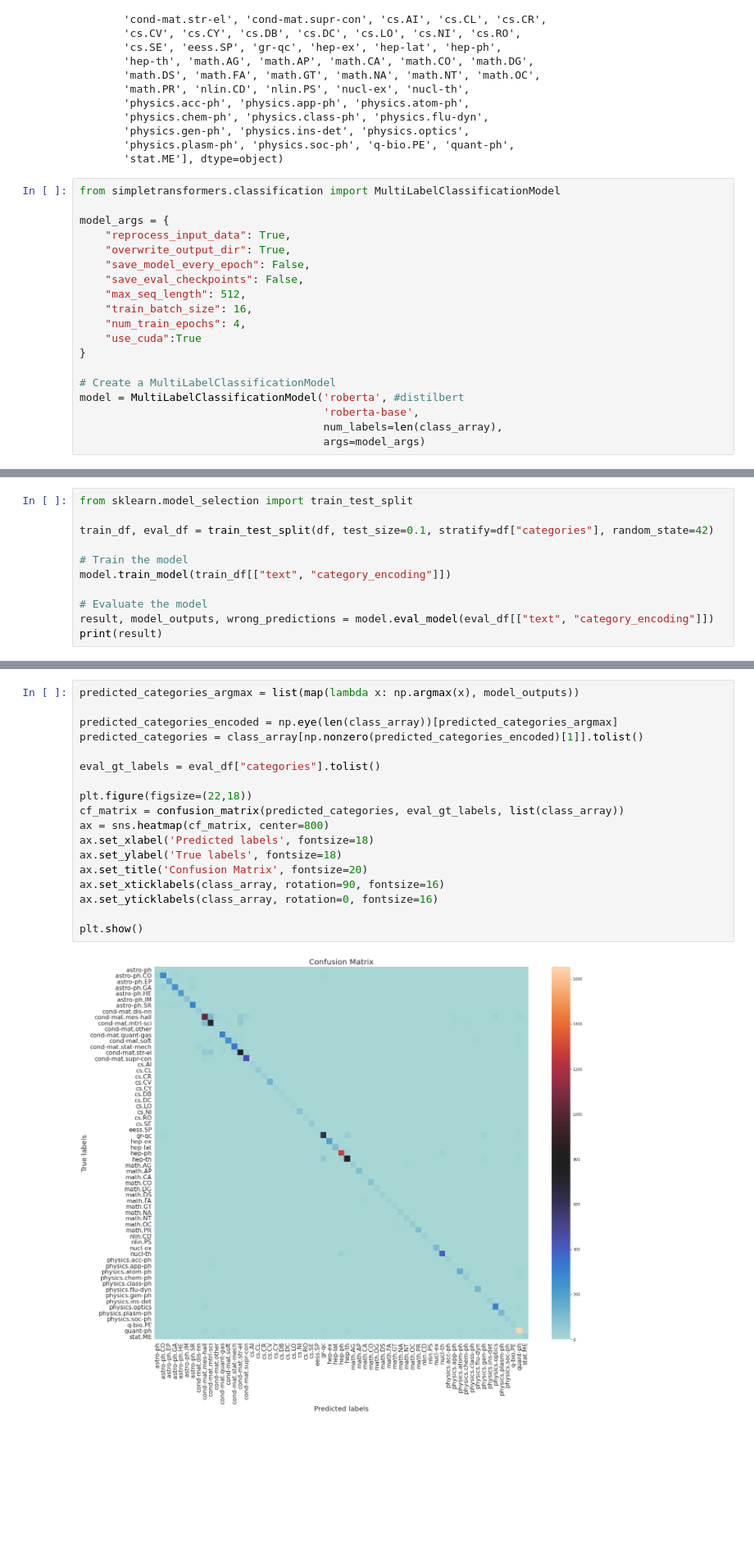
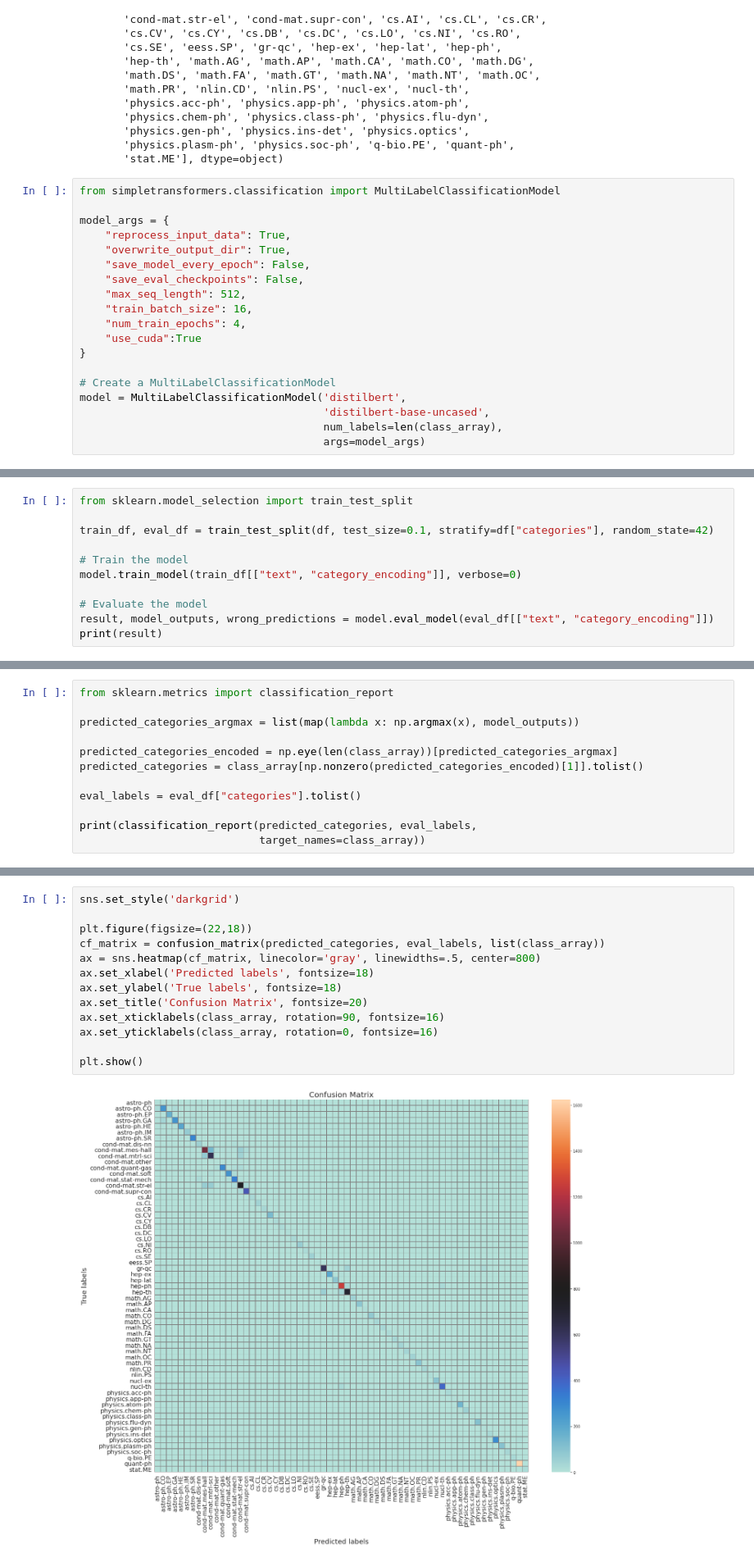
Before and after one commit to nfragakis/arXiv-NLP-Streamlit-App, a Jupyter notebook: TrainClassifier.ipynb, the cells around one changed output, grey strips where cells are left out. Shown at 82% size. Cells and saved outputs as stored; diff of their text form; blank space fills up the shorter version.

Commit message:
updated training script

```diff
--- a/TrainClassifier.ipynb
+++ b/TrainClassifier.ipynb
@@ -56,8 +65,8 @@ model_args = {
 }
 
 # Create a MultiLabelClassificationModel
-model = MultiLabelClassificationModel('roberta', #distilbert
-                                      'roberta-base',
+model = MultiLabelClassificationModel('distilbert',
+                                      'distilbert-base-uncased',
                                       num_labels=len(class_array),
                                       args=model_args)
 # %% [output]
@@ -72,7 +81,7 @@ from sklearn.model_selection import train_test_split
 train_df, eval_df = train_test_split(df, test_size=0.1, stratify=df["categories"], random_state=42)
 
 # Train the model
-model.train_model(train_df[["text", "category_encoding"]])
+model.train_model(train_df[["text", "category_encoding"]], verbose=0)
 
 # Evaluate the model
 result, model_outputs, wrong_predictions = model.eval_model(eval_df[["text", "category_encoding"]])
@@ -83,0 +91,12 @@ sns.set_style('darkgrid')
+# %%
+from sklearn.metrics import classification_report
+
+predicted_categories_argmax = list(map(lambda x: np.argmax(x), model_outputs))
+
+predicted_categories_encoded = np.eye(len(class_array))[predicted_categories_argmax]
+predicted_categories = class_array[np.nonzero(predicted_categories_encoded)[1]].tolist()
+
+eval_labels = eval_df["categories"].tolist()
+
+print(classification_report(predicted_categories, eval_labels,
+                            target_names=class_array))
@@ -84,23 +121,18 @@ sns.set_style('darkgrid')
 # %%
-predicted_categories_argmax = list(map(lambda x: np.argmax(x), model_outputs))
-
-predicted_categories_encoded = np.eye(len(class_array))[predicted_categories_argmax]
-predicted_categories = class_array[np.nonzero(predicted_categories_encoded)[1]].tolist()
-
-eval_gt_labels = eval_df["categories"].tolist()
+sns.set_style('darkgrid')
 
 plt.figure(figsize=(22,18))
-cf_matrix = confusion_matrix(predicted_categories, eval_gt_labels, list(class_array))
-ax = sns.heatmap(cf_matrix, center=800)
+cf_matrix = confusion_matrix(predicted_categories, eval_labels, list(class_array))
+ax = sns.heatmap(cf_matrix, linecolor='gray', linewidths=.5, center=800)
 ax.set_xlabel('Predicted labels', fontsize=18)
 ax.set_ylabel('True labels', fontsize=18)
 ax.set_title('Confusion Matrix', fontsize=20)
 ax.set_xticklabels(class_array, rotation=90, fontsize=16)
 ax.set_yticklabels(class_array, rotation=0, fontsize=16)
 
 plt.show()
 # %% [output]
-[figure, old version]
+[figure, new version]
 # %%
 import random
 
```
Also changed, not shown: parts of 8 cells of this notebook.
